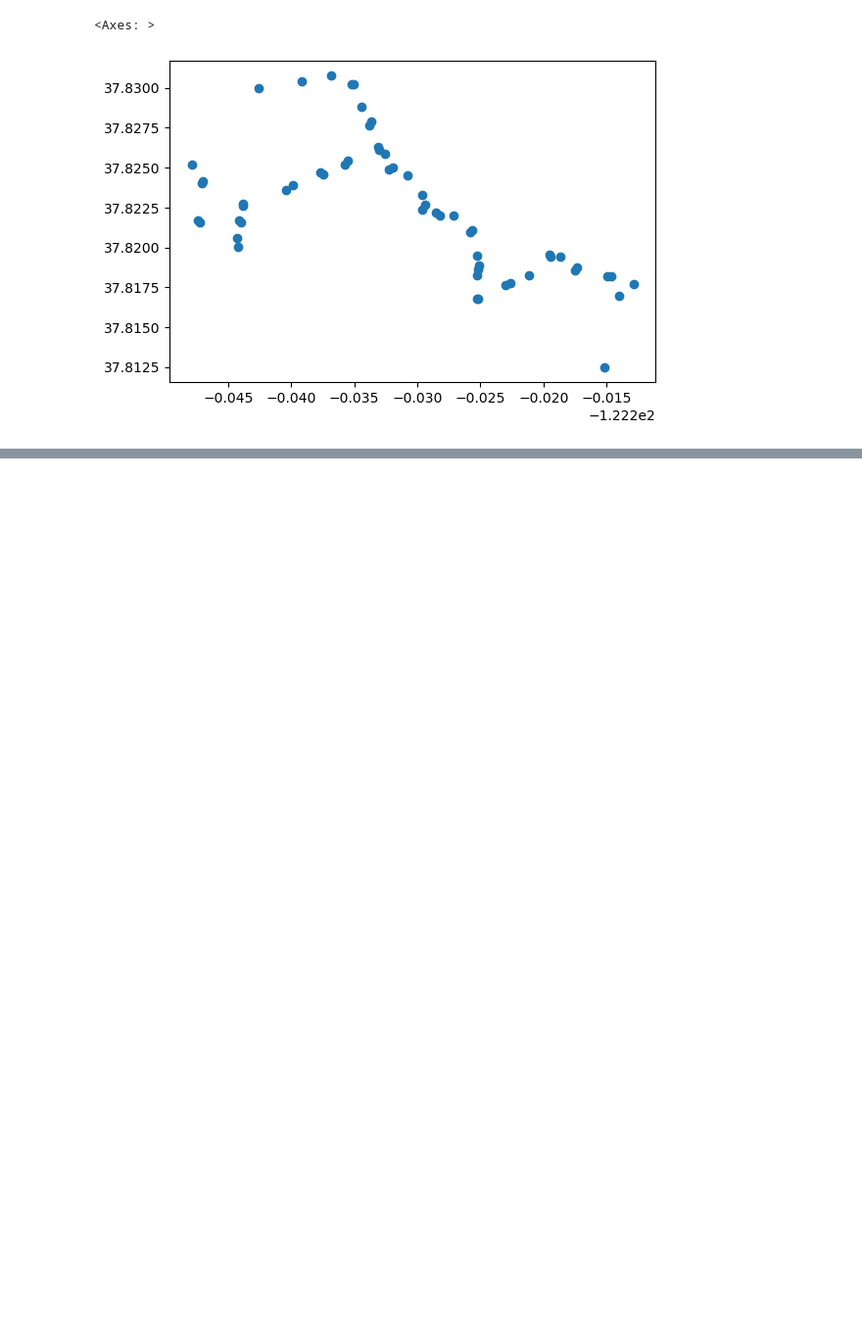
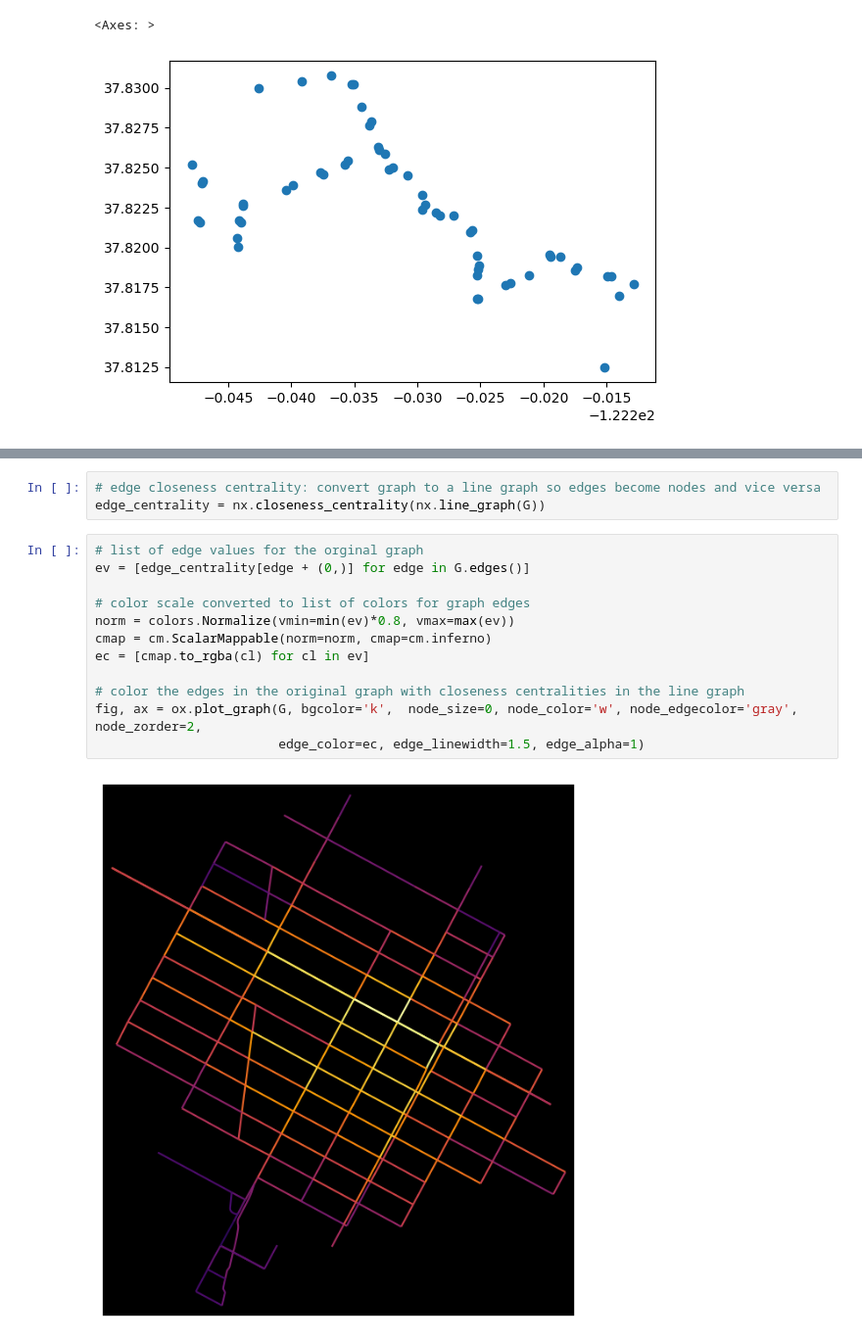
Before and after one commit to brookefzy/pitaya, a Jupyter notebook: StreetNetwork/osmnx.ipynb, the cells around one changed output, grey strips where cells are left out. Shown at 98% size. Cells and saved outputs as stored; diff of their text form; blank space fills up the shorter version.

```diff
--- a/StreetNetwork/osmnx.ipynb
+++ b/StreetNetwork/osmnx.ipynb
@@ -142,0 +204,17 @@ gdf[gdf["highway"] == "bus_stop"].plot()
+# %%
+# edge closeness centrality: convert graph to a line graph so edges become nodes and vice versa
+edge_centrality = nx.closeness_centrality(nx.line_graph(G))
+# %%
+# list of edge values for the orginal graph
+ev = [edge_centrality[edge + (0,)] for edge in G.edges()]
+
+# color scale converted to list of colors for graph edges
+norm = colors.Normalize(vmin=min(ev)*0.8, vmax=max(ev))
+cmap = cm.ScalarMappable(norm=norm, cmap=cm.inferno)
+ec = [cmap.to_rgba(cl) for cl in ev]
+
+# color the edges in the original graph with closeness centralities in the line graph
+fig, ax = ox.plot_graph(G, bgcolor='k',  node_size=0, node_color='w', node_edgecolor='gray', node_zorder=2,
+                        edge_color=ec, edge_linewidth=1.5, edge_alpha=1)
+# %% [output]
+[figure, added]
```
Also changed, not shown: parts of 10 cells of this notebook, 4 other files.
